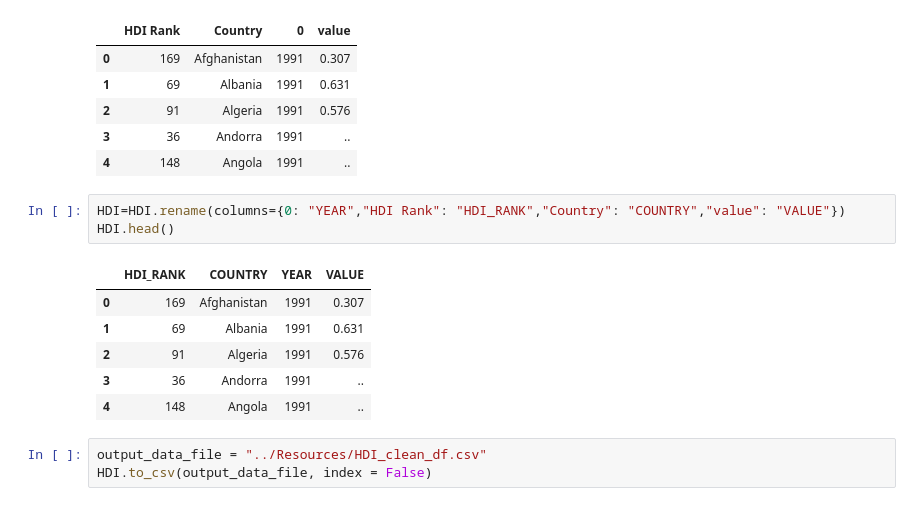
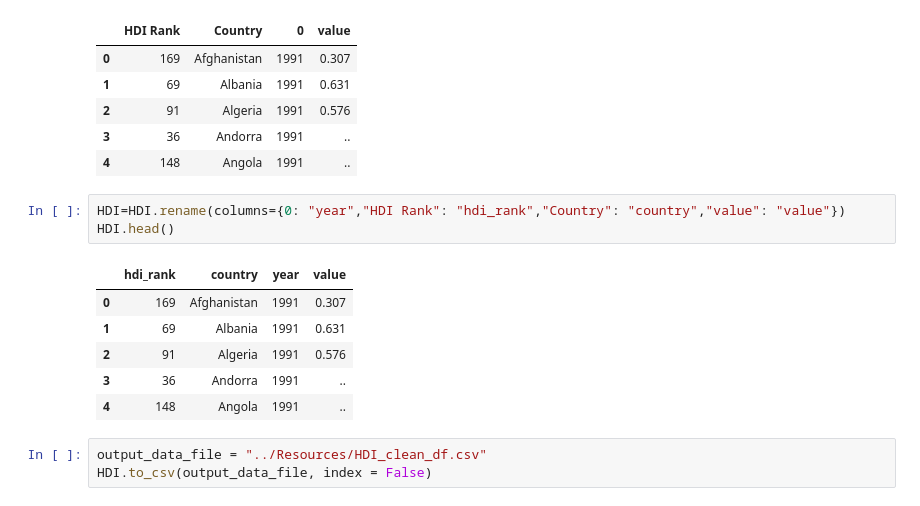
Before and after one commit to InsiyaKanjee/Project-2, a Jupyter notebook: Code/Transform_HDI.ipynb, the cells around one changed output. Saved outputs shown, nothing was run; the diff lists cells and outputs as text.

Commit message:
changed column names to lowercase

```diff
--- a/Code/Transform_HDI.ipynb
+++ b/Code/Transform_HDI.ipynb
@@ -228,10 +216,10 @@ HDI.head()
 | 3 | 36 | Andorra | 1991 | .. |
 | 4 | 148 | Angola | 1991 | .. |
 # %%
-HDI=HDI.rename(columns={0: "YEAR","HDI Rank": "HDI_RANK","Country": "COUNTRY","value": "VALUE"})
+HDI=HDI.rename(columns={0: "year","HDI Rank": "hdi_rank","Country": "country","value": "value"})
 HDI.head()
 # %% [output]
-|  | HDI_RANK | COUNTRY | YEAR | VALUE |
+|  | hdi_rank | country | year | value |
 | 0 | 169 | Afghanistan | 1991 | 0.307 |
 | 1 | 69 | Albania | 1991 | 0.631 |
 | 2 | 91 | Algeria | 1991 | 0.576 |
```
Also changed, not shown: parts of 1 cell of this notebook, 8 other files.
